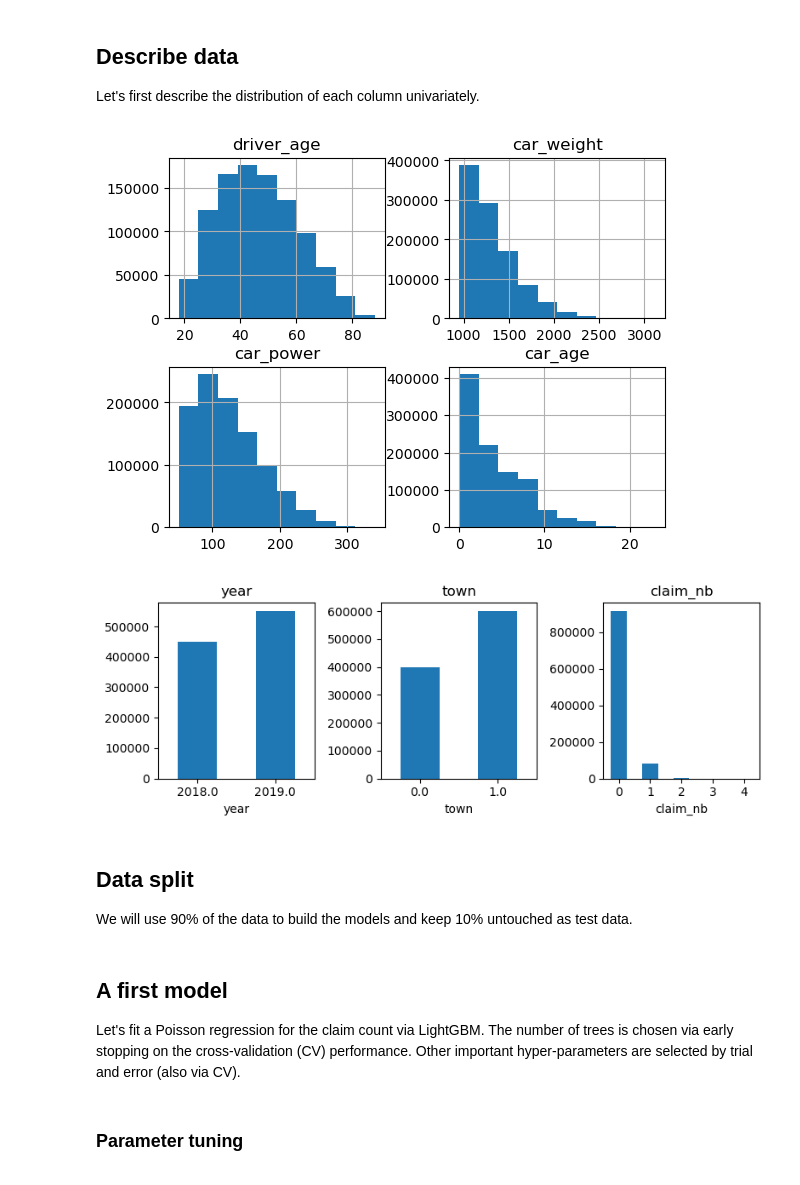
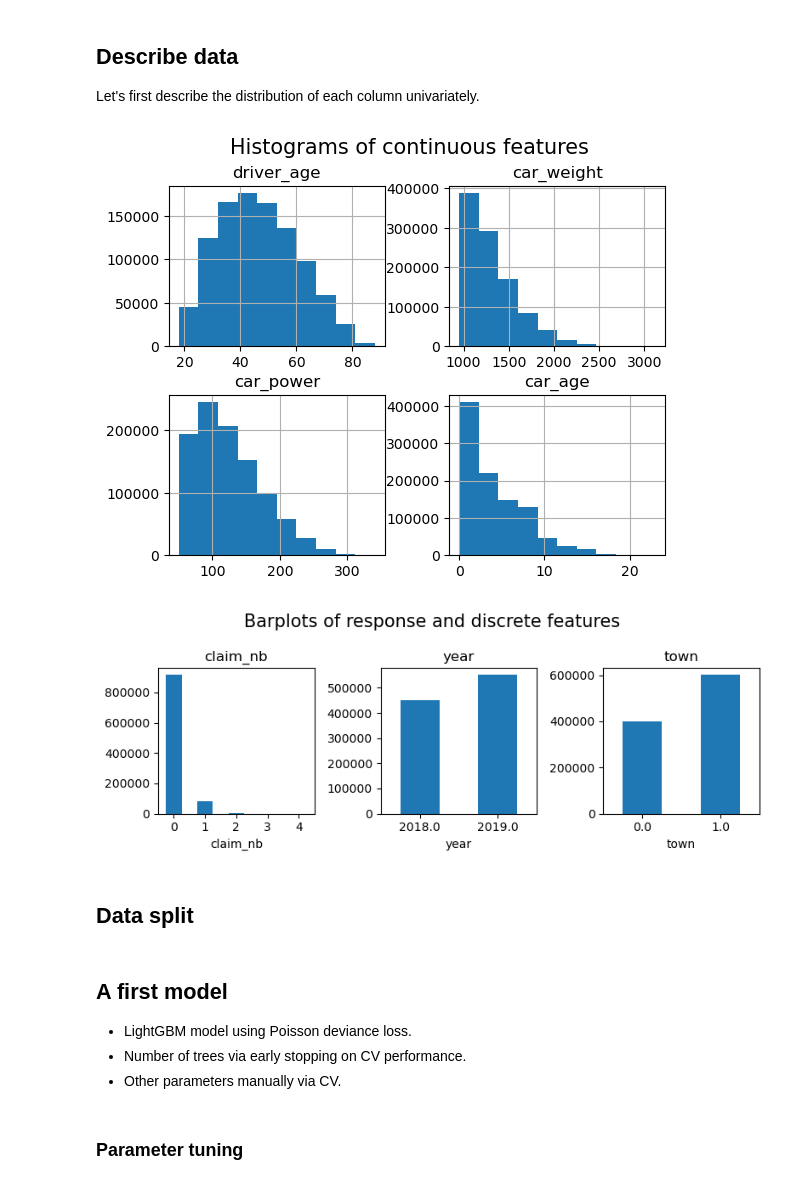
Before and after one commit to samathizer/boosted-trees, a Jupyter notebook: notebook.ipynb, the cells around one changed output. Drawn from its saved outputs; the diff is of its cells as text; code cells hidden in the pictures.

```diff
--- a/notebook.ipynb
+++ b/notebook.ipynb
@@ -49,23 +59,21 @@ df
 
 Let's first describe the distribution of each column univariately.
 # %%
-_ = df.hist(["driver_age", "car_weight", "car_power", "car_age"])
+df.hist(["driver_age", "car_weight", "car_power", "car_age"])
+_ = plt.suptitle("Histograms of continuous features", fontsize=15)
 # %% [output]
-[figure, old version]
+[figure, new version]
 # %%
 fig, axes = plt.subplots(figsize=(8, 3), ncols=3)
 
-for v, ax in zip(["year", "town", "claim_nb"], axes):
+for v, ax in zip(["claim_nb", "year", "town"], axes):
     df[v].value_counts(sort=False).sort_index().plot(kind="bar", ax=ax, rot=0, title=v)
-
+plt.suptitle("Barplots of response and discrete features", fontsize=15)
 plt.tight_layout()
-plt.show()
 # %% [output]
-[figure, old version]
+[figure, new version]
-# %% [markdown]
-## Data split
-
-We will use 90% of the data to build the models and keep 10% untouched as test data.
+# %% [markdown]
+## Data split
 # %%
 from sklearn.model_selection import train_test_split
 
@@ -75,7 +83,9 @@ y_train, y_test, X_train, X_test = train_test_split(
 # %% [markdown]
 ## A first model
 
-Let's fit a Poisson regression for the claim count via LightGBM. The number of trees is chosen via early stopping on the cross-validation (CV) performance. Other important hyper-parameters are selected by trial and error (also via CV).
+- LightGBM model using Poisson deviance loss.
+- Number of trees via early stopping on CV performance.
+- Other parameters manually via CV.
 # %%
 import lightgbm as lgb
 from lightgbm import LGBMRegressor
```
Also changed, not shown: parts of 32 cells of this notebook.
